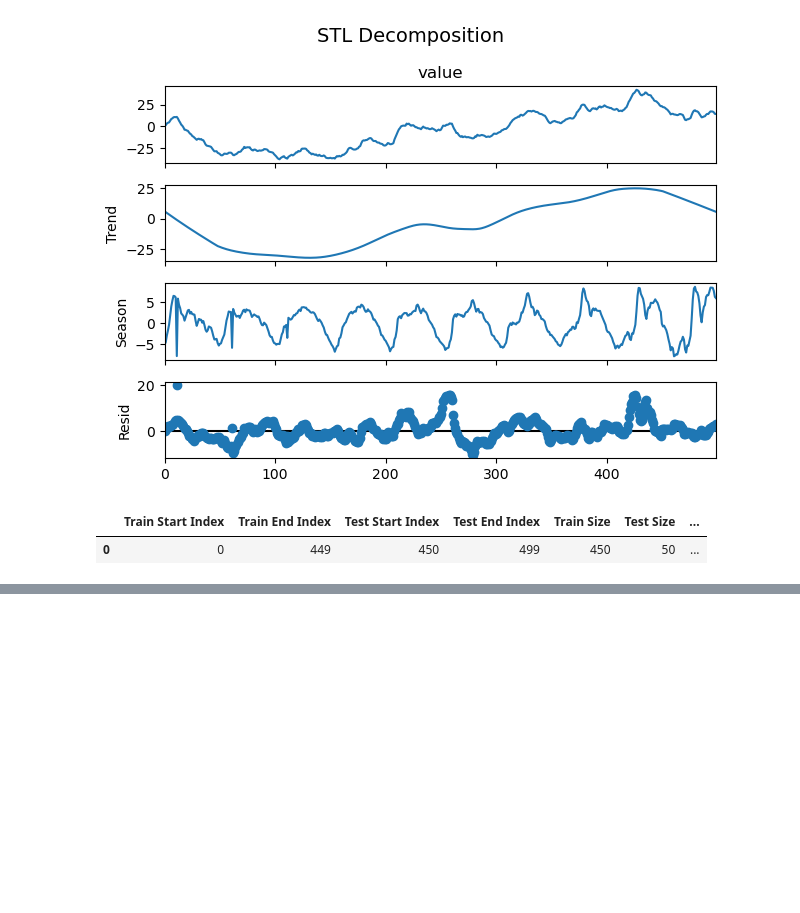
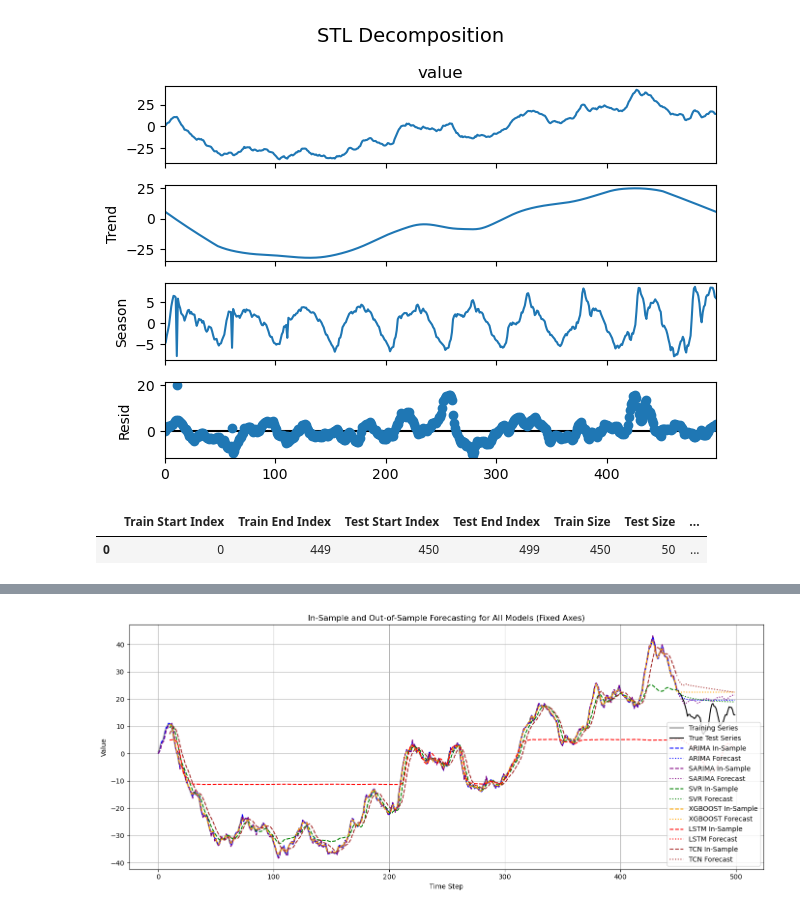
Before and after one commit to OdakeJr/RandomCode, a Jupyter notebook: Time Series/time_series_rev02.ipynb, the cells around one changed output, grey strips where cells are left out. Saved outputs shown, nothing was run; the diff lists cells and outputs as text; code cells hidden in the pictures; blank space fills up the shorter version.

```diff
--- a/Time Series/time_series_rev02.ipynb
+++ b/Time Series/time_series_rev02.ipynb
@@ -483,0 +467,93 @@ Warnings:
+# %%
+# Rebuild the trained_models dictionary and input data
+from statsmodels.tsa.statespace.sarimax import SARIMAX
+from sklearn.svm import SVR
+from xgboost import XGBRegressor
+from tensorflow.keras.models import Sequential
+from tensorflow.keras.layers import LSTM, Dense, Conv1D, Flatten, Input, LayerNormalization, Dropout, MultiHeadAttention
+from tensorflow.keras.models import Model
+import tensorflow as tf
+
+# Parameters
+arima_order = (1, 1, 1)
+sarima_order = (1, 1, 1)
+seasonal_order = (1, 1, 1, 12)
+svr_params = {'C': 1.0, 'epsilon': 0.1, 'kernel': 'rbf'}
+xgb_params = {'n_estimators': 100, 'max_depth': 3, 'learning_rate': 0.1}
+deep_input_shape = (10, 1)
+lag = 10
+
+# Create models
+trained_models = {
+    'arima': ARIMA(train_series, order=arima_order).fit(),
+    'sarima': SARIMAX(train_series, order=sarima_order, seasonal_order=seasonal_order).fit(disp=False),
+    'svr': SVR(**svr_params),
+    'xgboost': XGBRegressor(**xgb_params),
+    'lstm': Sequential([
+        LSTM(units=50, input_shape=deep_input_shape),
+        Dense(1)
+    ]),
+    'tcn': Sequential([
+        Conv1D(filters=64, kernel_size=3, activation='relu', input_shape=deep_input_shape),
+        Flatten(),
+        Dense(1)
+    ]),
+    'transformer': None  # Placeholder for transformer model, omitted here for simplicity
+}
+
+# Prepare data for ML models
+X_train, y_train = [], []
+for i in range(lag, len(train_series)):
+    X_train.append(train_series[i - lag:i])
+    y_train.append(train_series[i])
+X_train = np.array(X_train)
+y_train = np.array(y_train)
+
+# Train ML models
+trained_models['svr'].fit(X_train, y_train)
+trained_models['xgboost'].fit(X_train, y_train)
+trained_models['lstm'].compile(optimizer='adam', loss='mse')
+trained_models['lstm'].fit(X_train.reshape(-1, lag, 1), y_train, epochs=10, verbose=0)
+trained_models['tcn'].compile(optimizer='adam', loss='mse')
+trained_models['tcn'].fit(X_train.reshape(-1, lag, 1), y_train, epochs=10, verbose=0)
+
+# Generate the plot
+fig, ax = plt.subplots(figsize=(14, 6))
+
+# Plot training and test data
+ax.plot(np.arange(len(train_series)), train_series, label='Training Series', color='gray')
+ax.plot(np.arange(len(train_series), len(train_series) + len(test_series)), test_series, label='True Test Series', color='black')
+
+model_colors = {
+    'arima': 'blue',
+    'sarima': 'purple',
+    'svr': 'green',
+    'xgboost': 'orange',
+    'lstm': 'red',
+    'tcn': 'brown',
+}
+
+for model_name, model in trained_models.items():
+    if model is None:
+        continue
+
+    if model_name in ['arima', 'sarima']:
+        y_pred = model.predict(start=0, end=len(train_series) - 1)
+        y_forecast = model.forecast(steps=len(test_series))
+        ax.plot(np.arange(len(train_series)), y_pred, linestyle='--', label=f'{model_name.upper()} In-Sample', color=model_colors[model_name])
+        ax.plot(np.arange(len(train_series), len(train_series) + len(test_series)), y_forecast, linestyle=':', label=f'{model_name.upper()} Forecast', color=model_colors[model_name])
+    else:
+        y_pred, _ = predict_model(model_name, model, train_series, lag=lag, in_sample=True)
+        y_forecast, _ = predict_model(model_name, model, train_series, steps_ahead=len(test_series), lag=lag, in_sample=False)
+        ax.plot(np.arange(lag, lag + len(y_pred)), y_pred, linestyle='--', label=f'{model_name.upper()} In-Sample', color=model_colors[model_name])
+        ax.plot(np.arange(len(train_series), len(train_series) + len(y_forecast)), y_forecast, linestyle=':', label=f'{model_name.upper()} Forecast', color=model_colors[model_name])
+
+ax.set_title("In-Sample and Out-of-Sample Forecasting for All Models (Fixed Axes)")
+ax.set_xlabel("Time Step")
+ax.set_ylabel("Value")
+ax.legend()
+ax.grid(True)
+plt.tight_layout()
+plt.show()
+# %% [output]
+[figure, added]
```
Also changed, not shown: parts of 11 cells of this notebook.
